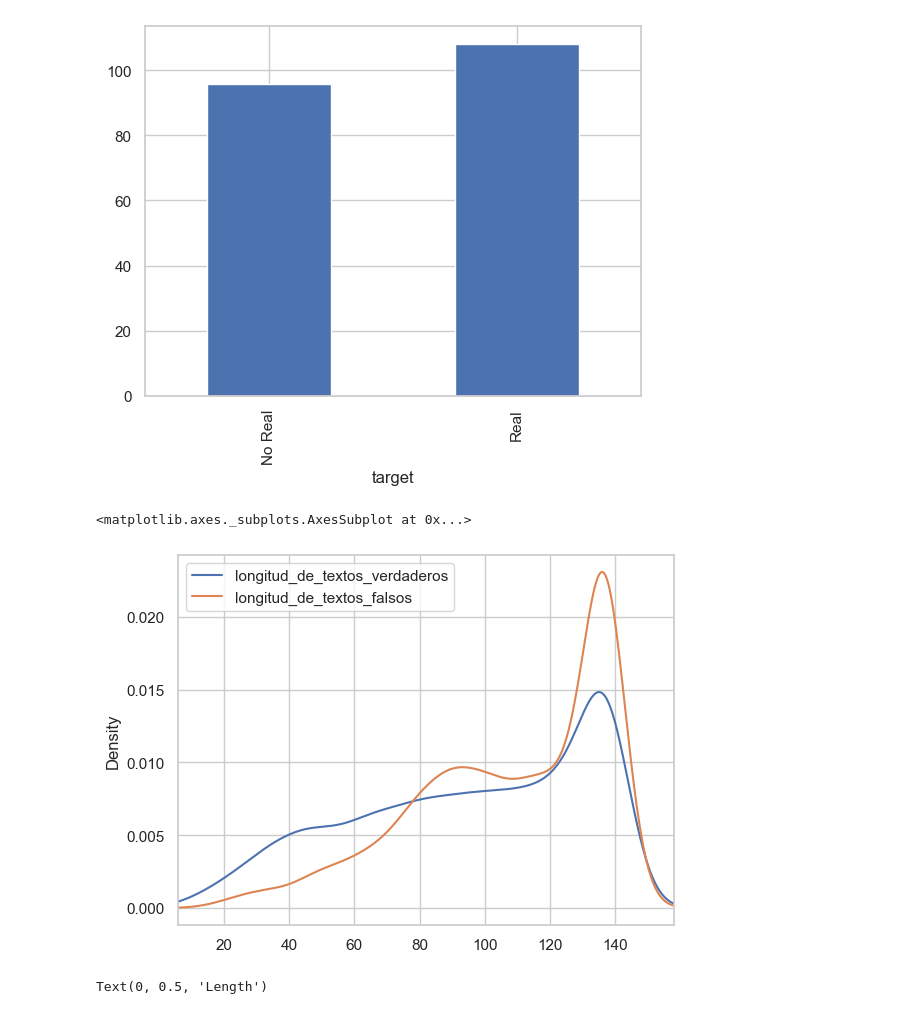
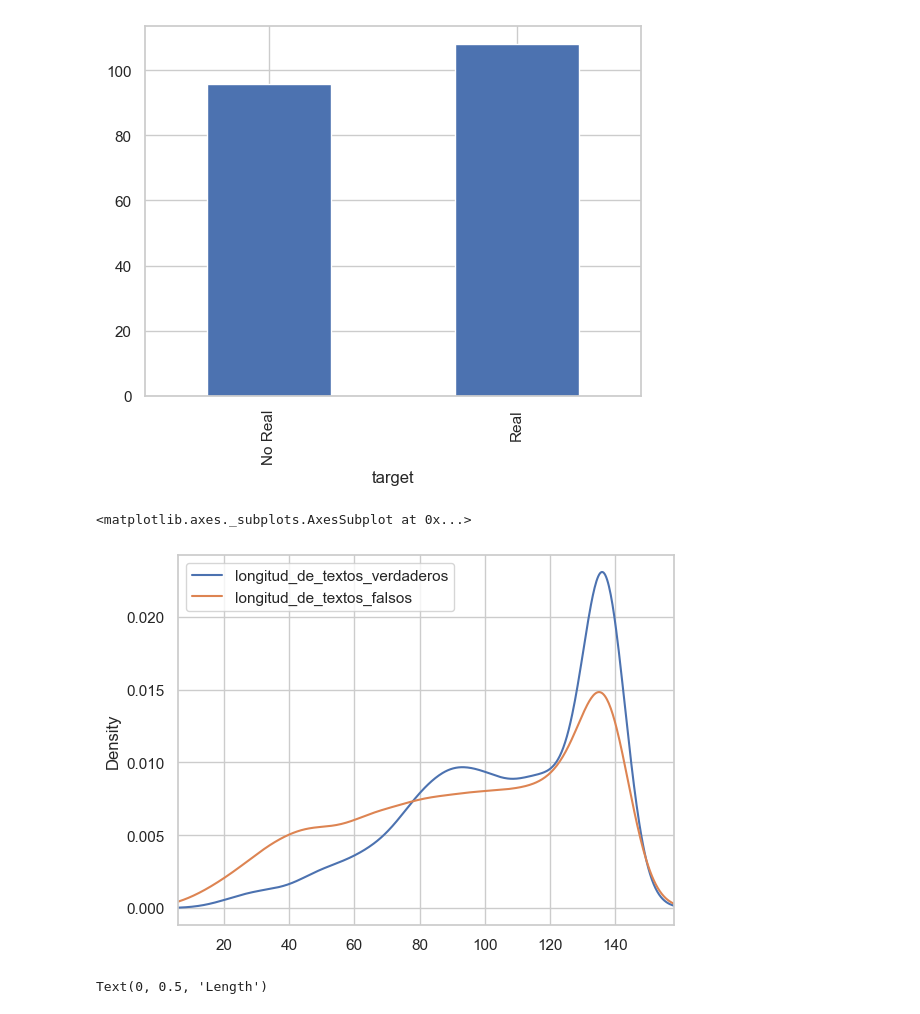
Before and after one commit to GIBelletti/TP1-7506-datos, a Jupyter notebook: TP1.ipynb, the cells around one changed output. Drawn from its saved outputs; the diff is of its cells as text; code cells hidden in the pictures.

```diff
--- a/TP1.ipynb
+++ b/TP1.ipynb
@@ -139,14 +139,14 @@ grouped_by_target['promedio_de_longitud'].plot(kind='bar')
 # %%
 minimo = tweets['len_tw'].min()
 maximo = tweets['len_tw'].max()
 rango = (minimo - 1, maximo + 1)
-tweets.loc[tweets['target'] == 'No Real', 'longitud_de_textos_verdaderos'] = tweets['len_tw']
-tweets.loc[tweets['target'] == 'Real', 'longitud_de_textos_falsos'] = tweets['len_tw']
+tweets.loc[tweets['target'] == 'Real', 'longitud_de_textos_verdaderos'] = tweets['len_tw']
+tweets.loc[tweets['target'] == 'No Real', 'longitud_de_textos_falsos'] = tweets['len_tw']
 grafico = tweets[['longitud_de_textos_verdaderos','longitud_de_textos_falsos']]
 grafico.plot(kind='density', xlim=rango)
 # %% [output]
 <matplotlib.axes._subplots.AxesSubplot at 0x...>
-[figure, old version]
+[figure, new version]
 # %%
 g = sns.boxplot(x="target", y="len_tw", data=tweets, palette="hls")
 g.set_title("Longitud de los tweets según la veracidad del mismo", fontsize=18)
```
Also changed, not shown: parts of 2 cells of this notebook.
